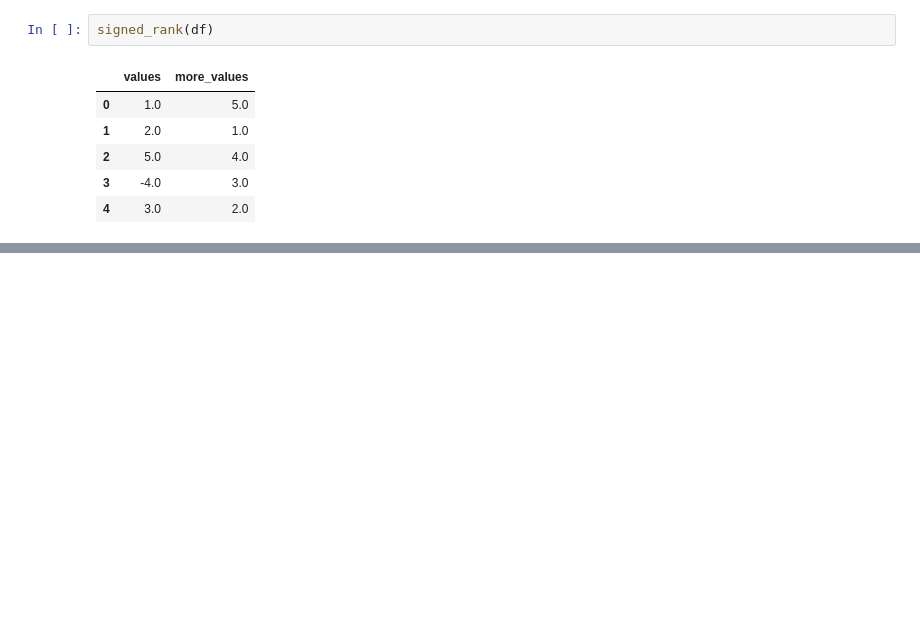
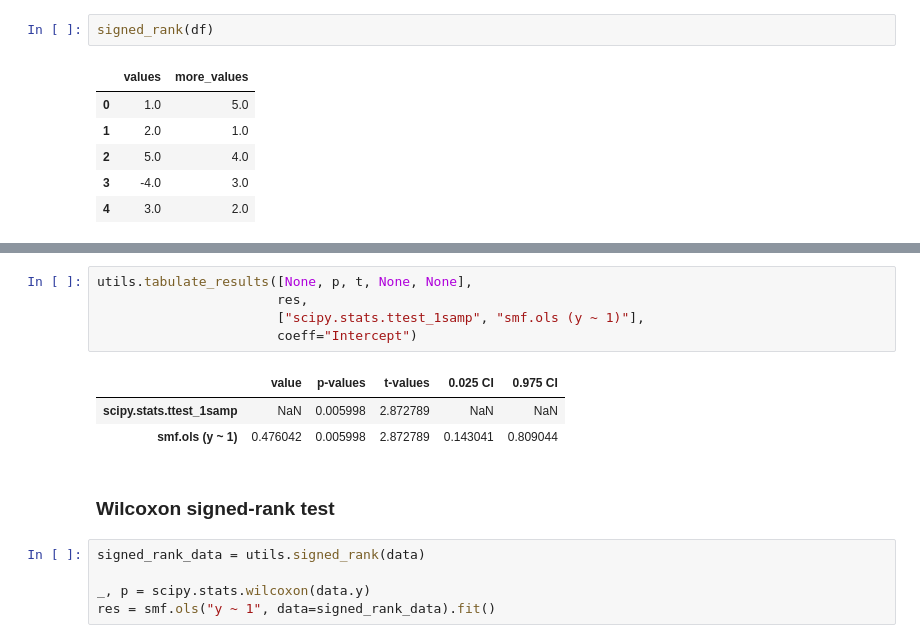
Before and after one commit to LucianoBatista/study-sprints, a Jupyter notebook: sprint-2021-12-05/stat-tests-are-linear-models/tests-are-linear-models.ipynb, the cells around one changed output, grey strips where cells are left out. Saved outputs shown, nothing was run; the diff lists cells and outputs as text; blank space fills up the shorter version.

```diff
--- a/sprint-2021-12-05/stat-tests-are-linear-models/tests-are-linear-models.ipynb
+++ b/sprint-2021-12-05/stat-tests-are-linear-models/tests-are-linear-models.ipynb
@@ -56,0 +138,16 @@ signed_rank(df)
+# %%
+utils.tabulate_results([None, p, t, None, None],
+                       res,
+                       ["scipy.stats.ttest_1samp", "smf.ols (y ~ 1)"],
+                       coeff="Intercept")
+# %% [output]
+|  | value | p-values | t-values | 0.025 CI | 0.975 CI |
+| scipy.stats.ttest_1samp | NaN | 0.005998 | 2.872789 | NaN | NaN |
+| smf.ols (y ~ 1) | 0.476042 | 0.005998 | 2.872789 | 0.143041 | 0.809044 |
+# %% [markdown]
+### Wilcoxon signed-rank test
+# %%
+signed_rank_data = utils.signed_rank(data)
+
+_, p = scipy.stats.wilcoxon(data.y)
+res = smf.ols("y ~ 1", data=signed_rank_data).fit()
```
Also changed, not shown: parts of 18 cells of this notebook, 3 other files.
